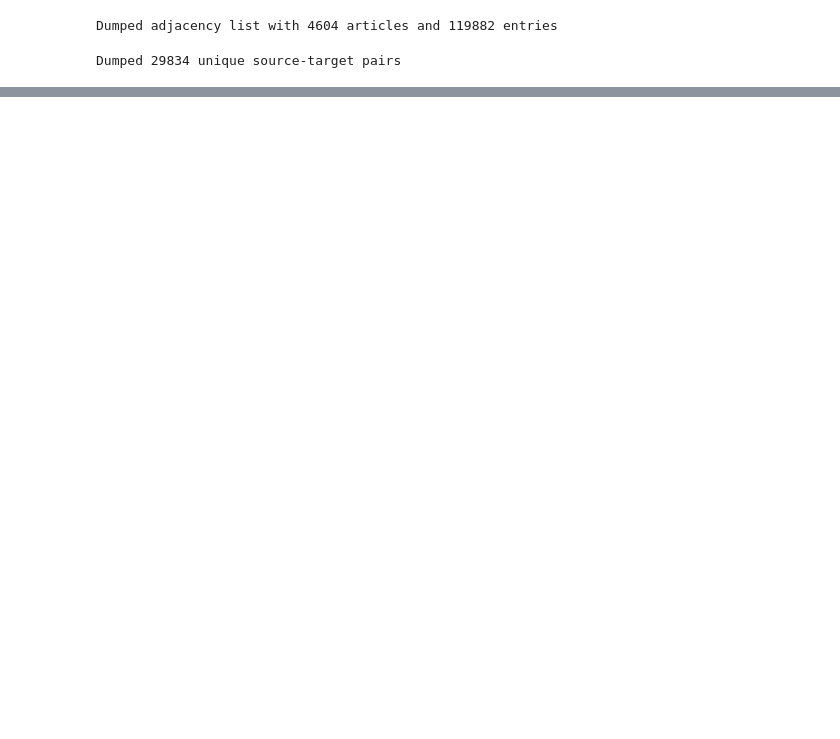
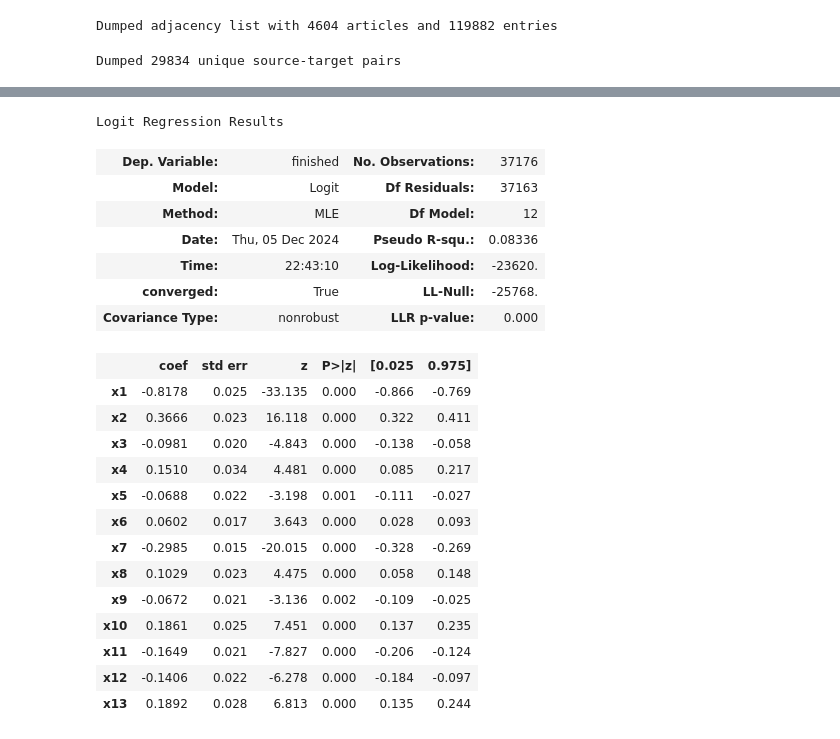
Before and after one commit to epfl-ada/ada-2024-project-outliars, a Jupyter notebook: scoring_v2.ipynb, the cells around one changed output, grey strips where cells are left out. Drawn from its saved outputs; the diff is of its cells as text; code cells hidden in the pictures; blank space fills up the shorter version.

Commit message:
Added utilities for logistic regression and data processing. Tuned the number of one longer paths to a non-dummy value.

```diff
--- a/scoring_v2.ipynb
+++ b/scoring_v2.ipynb
@@ -101,0 +124,3 @@ Loaded 4604 node stats
+# %%
+embeddings_df = load_embeddings()
+embeddings_df.head()
@@ -101,0 +136,24 @@ Loaded 4604 node stats
+# %%
+valid_games_df = compute_cosine_similarity(valid_games_df, embeddings_df)
+valid_games_df = merge_with_node_data(valid_games_df, node_stats_df)
+# %%
+# Drop some variables before logistic regression
+valid_games_df.drop(
+    columns=[
+        'hashIP', 'timestamp', 'path', 'difficulty_rating', 'type_end',
+        'duration', 'path_length', 'num_backward'
+    ],
+    inplace=True
+)
+
+valid_games_df = valid_games_df[valid_games_df['shortest_path_length'] > 0]
+
+# The number of paths is better when log-transformed
+valid_games_df['shortest_path_count'] = valid_games_df['shortest_path_count'].apply(lambda x: np.log(x + 1e-2))
+valid_games_df['one_longer_path_count'] = valid_games_df['one_longer_path_count'].apply(lambda x: np.log(x + 1e-2))
+
+# Change the type of finished to a float for logistic regression
+valid_games_df['finished'] = valid_games_df['finished'].astype(float)
+
+print(valid_games_df.shape)
+print(valid_games_df.columns)
@@ -101,0 +254,14 @@ Loaded 4604 node stats
+# %%
+model_3 = LogisticRegression(
+    valid_games_df,
+    [
+        'shortest_path_length',
+        'shortest_path_count', 'one_longer_path_count', 'max_ol_pagerank',
+        'max_ol_avg_pagerank', 'avg_ol_avg_pagerank', 'max_tl_avg_pagerank',
+        'closeness_source', 'betweenness_source',
+        'pagerank_source', 'degree_target', 'closeness_target',
+        'betweenness_target', 'pagerank_target'
+    ],
+)
+
+model_3.fit()
@@ -101,0 +286,25 @@ Loaded 4604 node stats
+# %%
+model_3.summary()
+# %% [output]
+Logit Regression Results
+| Dep. Variable: | finished | No. Observations: | 37176 |
+| Model: | Logit | Df Residuals: | 37163 |
+| Method: | MLE | Df Model: | 12 |
+| Date: | Thu, 05 Dec 2024 | Pseudo R-squ.: | 0.08336 |
+| Time: | 22:43:10 | Log-Likelihood: | -23620. |
+| converged: | True | LL-Null: | -25768. |
+| Covariance Type: | nonrobust | LLR p-value: | 0.000 |
+|  | coef | std err | z | P>|z| | [0.025 | 0.975] |
+| x1 | -0.8178 | 0.025 | -33.135 | 0.000 | -0.866 | -0.769 |
+| x2 | 0.3666 | 0.023 | 16.118 | 0.000 | 0.322 | 0.411 |
+| x3 | -0.0981 | 0.020 | -4.843 | 0.000 | -0.138 | -0.058 |
+| x4 | 0.1510 | 0.034 | 4.481 | 0.000 | 0.085 | 0.217 |
+| x5 | -0.0688 | 0.022 | -3.198 | 0.001 | -0.111 | -0.027 |
+| x6 | 0.0602 | 0.017 | 3.643 | 0.000 | 0.028 | 0.093 |
+| x7 | -0.2985 | 0.015 | -20.015 | 0.000 | -0.328 | -0.269 |
+| x8 | 0.1029 | 0.023 | 4.475 | 0.000 | 0.058 | 0.148 |
+| x9 | -0.0672 | 0.021 | -3.136 | 0.002 | -0.109 | -0.025 |
+| x10 | 0.1861 | 0.025 | 7.451 | 0.000 | 0.137 | 0.235 |
+| x11 | -0.1649 | 0.021 | -7.827 | 0.000 | -0.206 | -0.124 |
+| x12 | -0.1406 | 0.022 | -6.278 | 0.000 | -0.184 | -0.097 |
+| x13 | 0.1892 | 0.028 | 6.813 | 0.000 | 0.135 | 0.244 |
```
Also changed, not shown: parts of 11 cells of this notebook, 3 other files.
